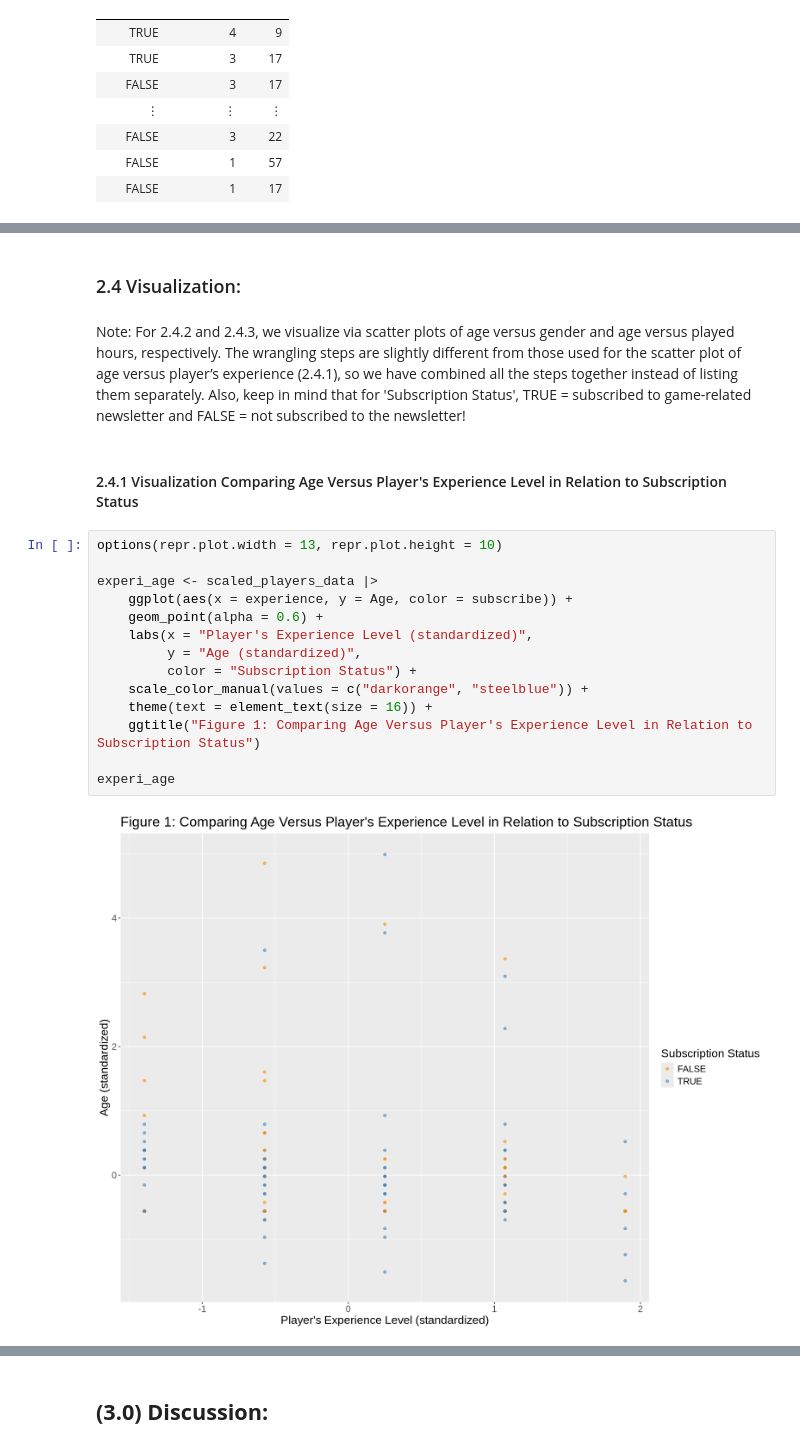
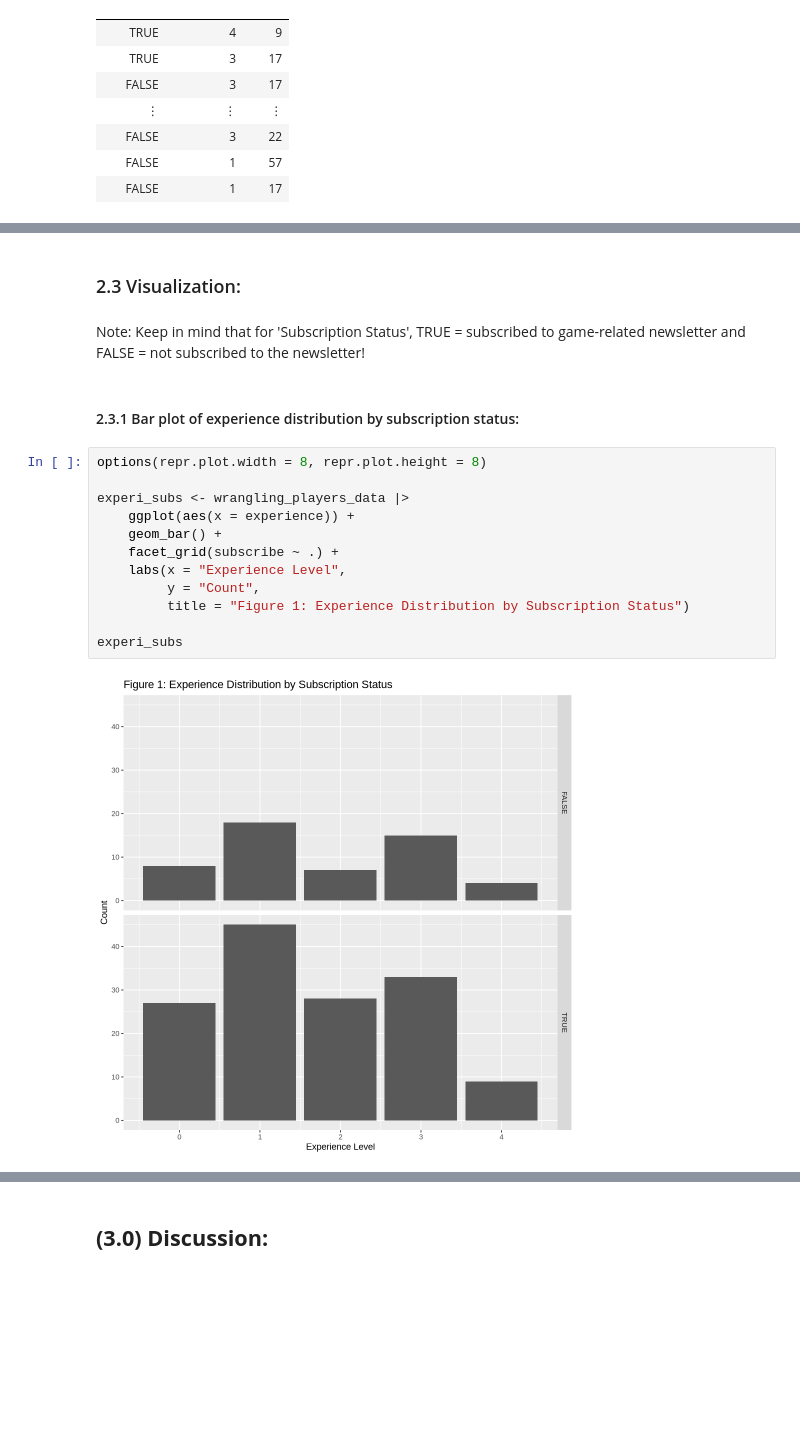
Before and after one commit to Sandyyyin/project_final_report, a Jupyter notebook: project_final_report_1.ipynb, the cells around one changed output, grey strips where cells are left out. Saved outputs shown, nothing was run; the diff lists cells and outputs as text; blank space fills up the shorter version.

Commit message:
adjust specific question & visualization

```diff
--- a/project_final_report_1.ipynb
+++ b/project_final_report_1.ipynb
@@ -177,22 +154,20 @@ A tibble: 194 × 3
 # %% [markdown]
-### 2.4 Visualization:
+### 2.3 Visualization:
 # %% [markdown]
-Note: For 2.4.2 and 2.4.3, we visualize via scatter plots of age versus gender and age versus played hours, respectively. The wrangling steps are slightly different from those used for the scatter plot of age versus player’s experience (2.4.1), so we have combined all the steps together instead of listing them separately. Also, keep in mind that for 'Subscription Status', TRUE = subscribed to game-related newsletter and FALSE = not subscribed to the newsletter!
+Note: Keep in mind that for 'Subscription Status', TRUE = subscribed to game-related newsletter and FALSE = not subscribed to the newsletter!
-# %% [markdown]
-#### 2.4.1 Visualization Comparing Age Versus Player's Experience Level in Relation to Subscription Status
+# %% [markdown]
+#### 2.3.1 Bar plot of experience distribution by subscription status:
 # %%
-options(repr.plot.width = 13, repr.plot.height = 10)
+options(repr.plot.width = 8, repr.plot.height = 8)
 
-experi_age <- scaled_players_data |>
-    ggplot(aes(x = experience, y = Age, color = subscribe)) +
-    geom_point(alpha = 0.6) +
-    labs(x = "Player's Experience Level (standardized)",
-         y = "Age (standardized)",
-         color = "Subscription Status") +
-    scale_color_manual(values = c("darkorange", "steelblue")) +
-    theme(text = element_text(size = 16)) +
-    ggtitle("Figure 1: Comparing Age Versus Player's Experience Level in Relation to Subscription Status")
+experi_subs <- wrangling_players_data |>
+    ggplot(aes(x = experience)) +
+    geom_bar() +
+    facet_grid(subscribe ~ .) +
+    labs(x = "Experience Level",
+         y = "Count",
+         title = "Figure 1: Experience Distribution by Subscription Status")
 
-experi_age
+experi_subs
 # %% [output]
-[figure, old version]
+[figure, new version]
```
Also changed, not shown: parts of 18 cells of this notebook.
